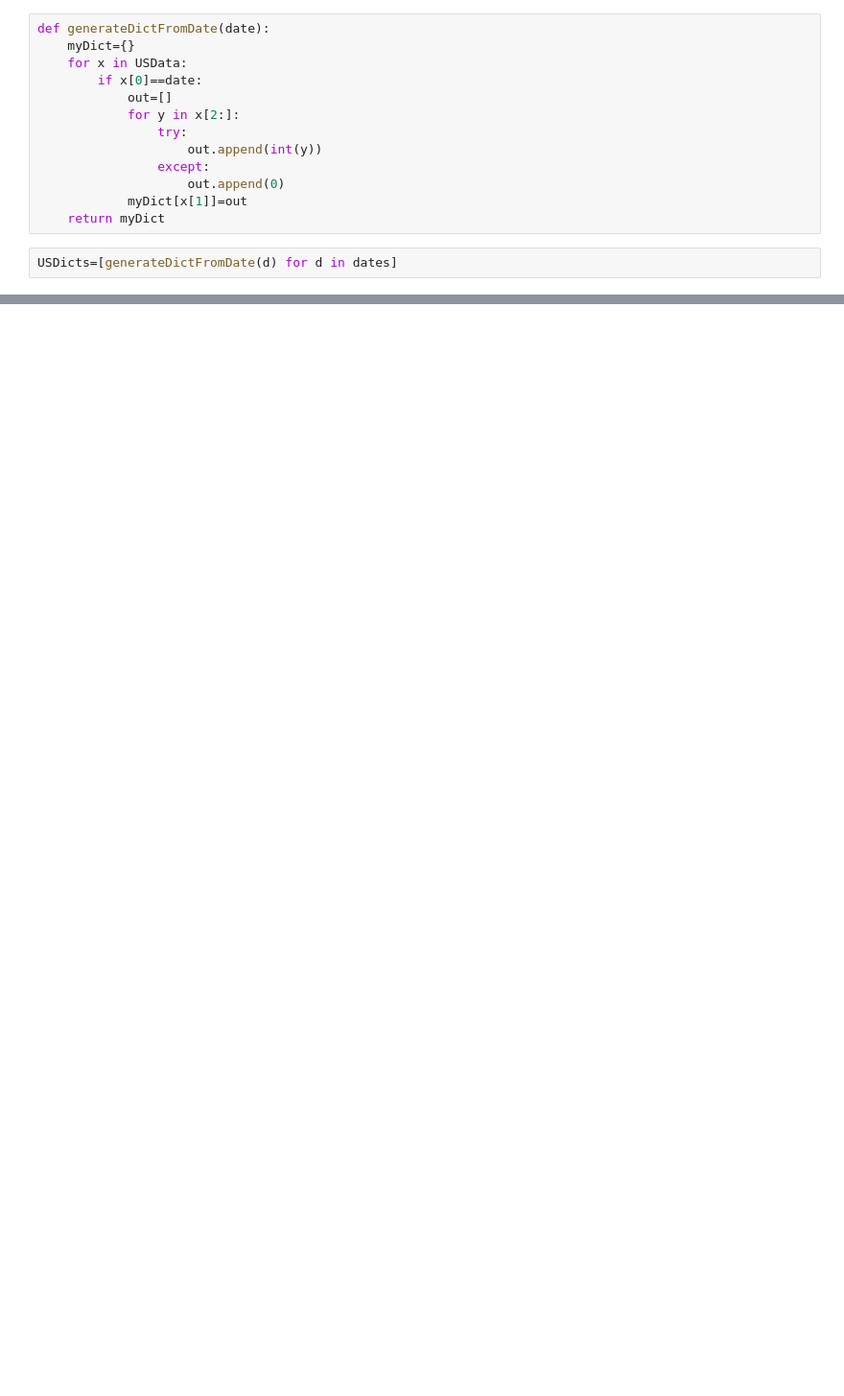
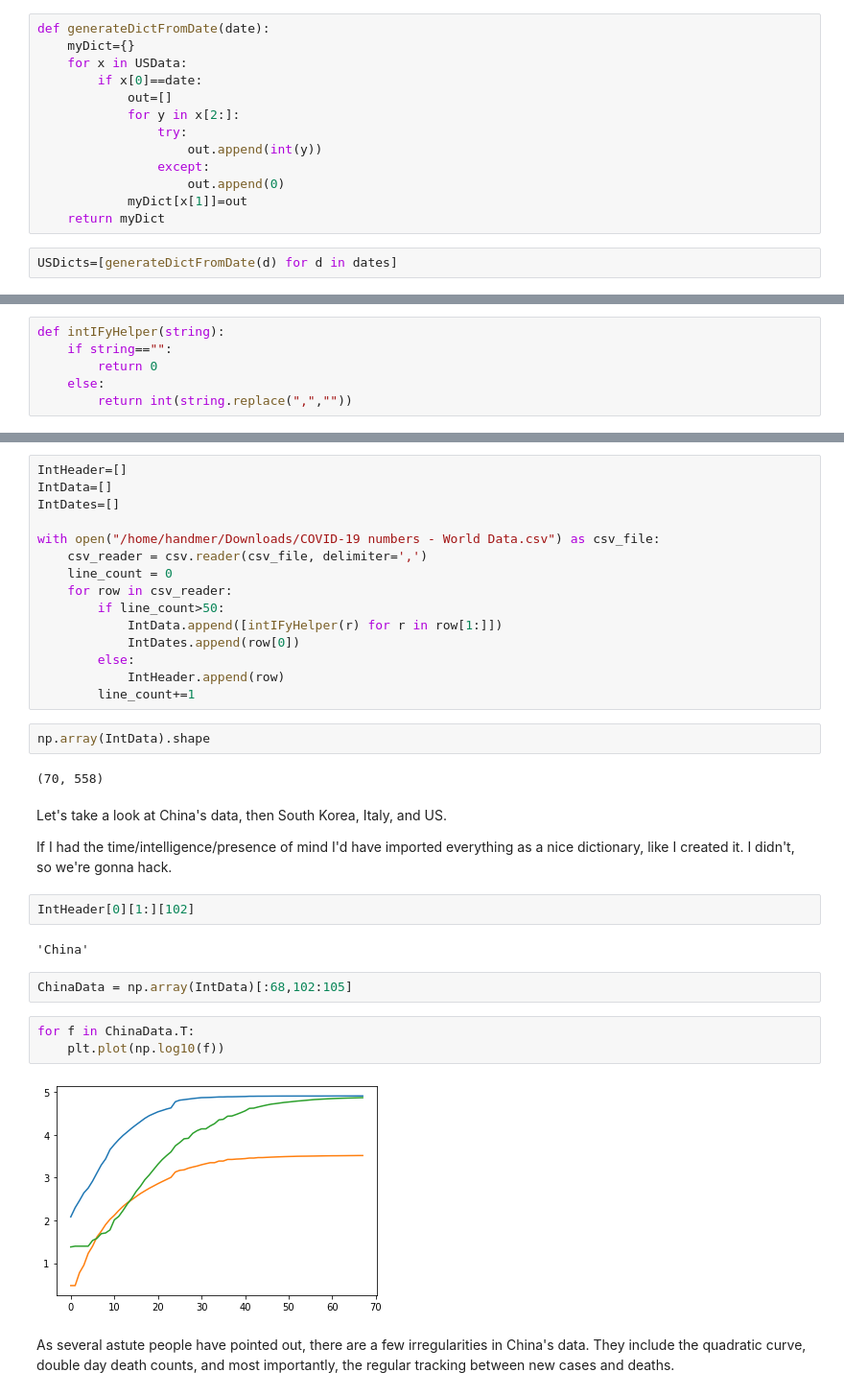
Before and after one commit to CHandmer/WikitableScraper, a Jupyter notebook: Wiki table scraping.ipynb, the cells around one changed output, grey strips where cells are left out. Shown at 96% size. Drawn from its saved outputs; the diff is of its cells as text; blank space fills up the shorter version.

```diff
--- a/Wiki table scraping.ipynb
+++ b/Wiki table scraping.ipynb
@@ -418,0 +448,6 @@ np.savetxt("/home/handmer/Documents/Projects/Covid/COVID19USData.csv",allData2,d
+# %%
+def intIFyHelper(string):
+    if string=="":
+        return 0
+    else:
+        return int(string.replace(",",""))
@@ -418,0 +476,36 @@ np.savetxt("/home/handmer/Documents/Projects/Covid/COVID19USData.csv",allData2,d
+# %%
+IntHeader=[]
+IntData=[]
+IntDates=[]
+
+with open("/home/handmer/Downloads/COVID-19 numbers - World Data.csv") as csv_file:
+    csv_reader = csv.reader(csv_file, delimiter=',')
+    line_count = 0
+    for row in csv_reader:
+        if line_count>50:
+            IntData.append([intIFyHelper(r) for r in row[1:]])
+            IntDates.append(row[0])
+        else:
+            IntHeader.append(row)
+        line_count+=1
+# %%
+np.array(IntData).shape
+# %% [output]
+(70, 558)
+# %% [markdown]
+Let's take a look at China's data, then South Korea, Italy, and US.
+
+If I had the time/intelligence/presence of mind I'd have imported everything as a nice dictionary, like I created it. I didn't, so we're gonna hack.
+# %%
+IntHeader[0][1:][102]
+# %% [output]
+'China'
+# %%
+ChinaData = np.array(IntData)[:68,102:105]
+# %%
+for f in ChinaData.T:
+    plt.plot(np.log10(f))
+# %% [output]
+[figure, added]
+# %% [markdown]
+As several astute people have pointed out, there are a few irregularities in China's data. They include the quadratic curve, double day death counts, and most importantly, the regular tracking between new cases and deaths.
```
Also changed, not shown: parts of 62 cells of this notebook.
